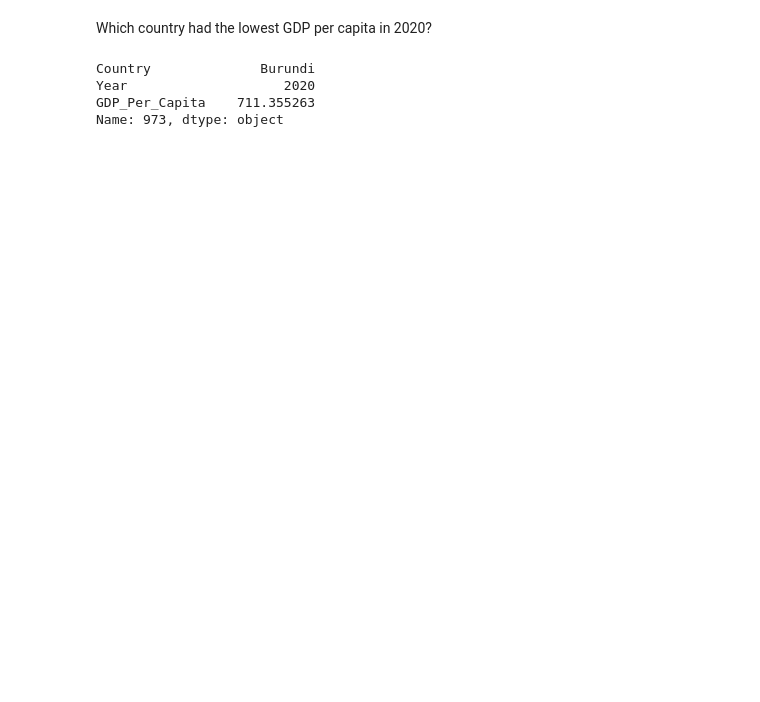
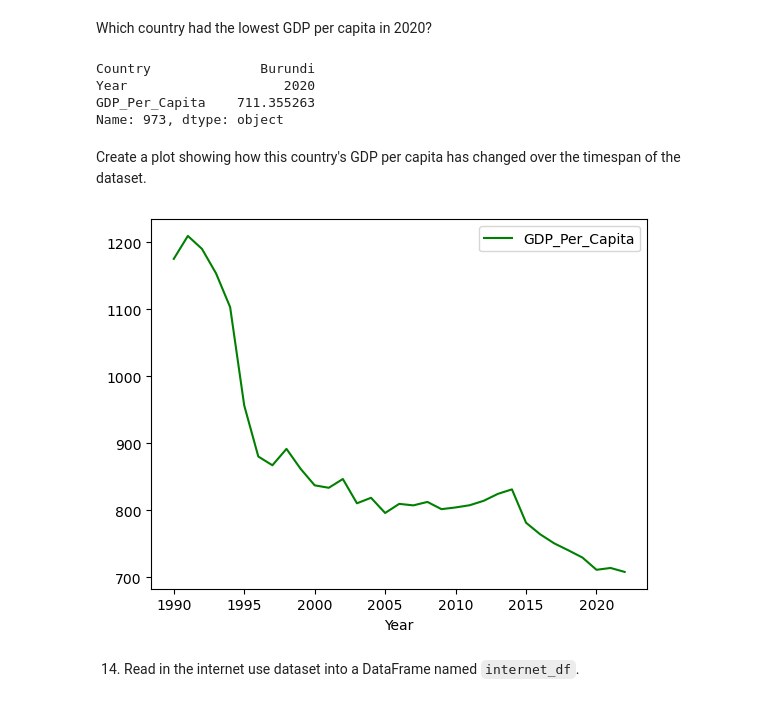
Before and after one commit to NSS-Full-Time-Data-Analytics-14/gdp-and-internet-usage-GGRAN24, a Jupyter notebook: notebook/UN_project.ipynb, the cells around one changed output. Saved outputs shown, nothing was run; the diff lists cells and outputs as text; code cells hidden in the pictures; blank space fills up the shorter version.

```diff
--- a/notebook/UN_project.ipynb
+++ b/notebook/UN_project.ipynb
@@ -280,0 +285,8 @@ Create a plot showing how this country's GDP per capita has changed over the tim
+# %% [markdown]
+Create a plot showing how this country's GDP per capita has changed over the timespan of the dataset.
+# %%
+gdp_df.loc[gdp_df['Country'].isin(lowest_gpa_per_capita)].plot(x="Year", y="GDP_Per_Capita",color="green");
+# %% [output]
+[figure, added]
+# %% [markdown]
+14. Read in the internet use dataset into a DataFrame named `internet_df`.
```
Also changed, not shown: parts of 12 cells of this notebook.
